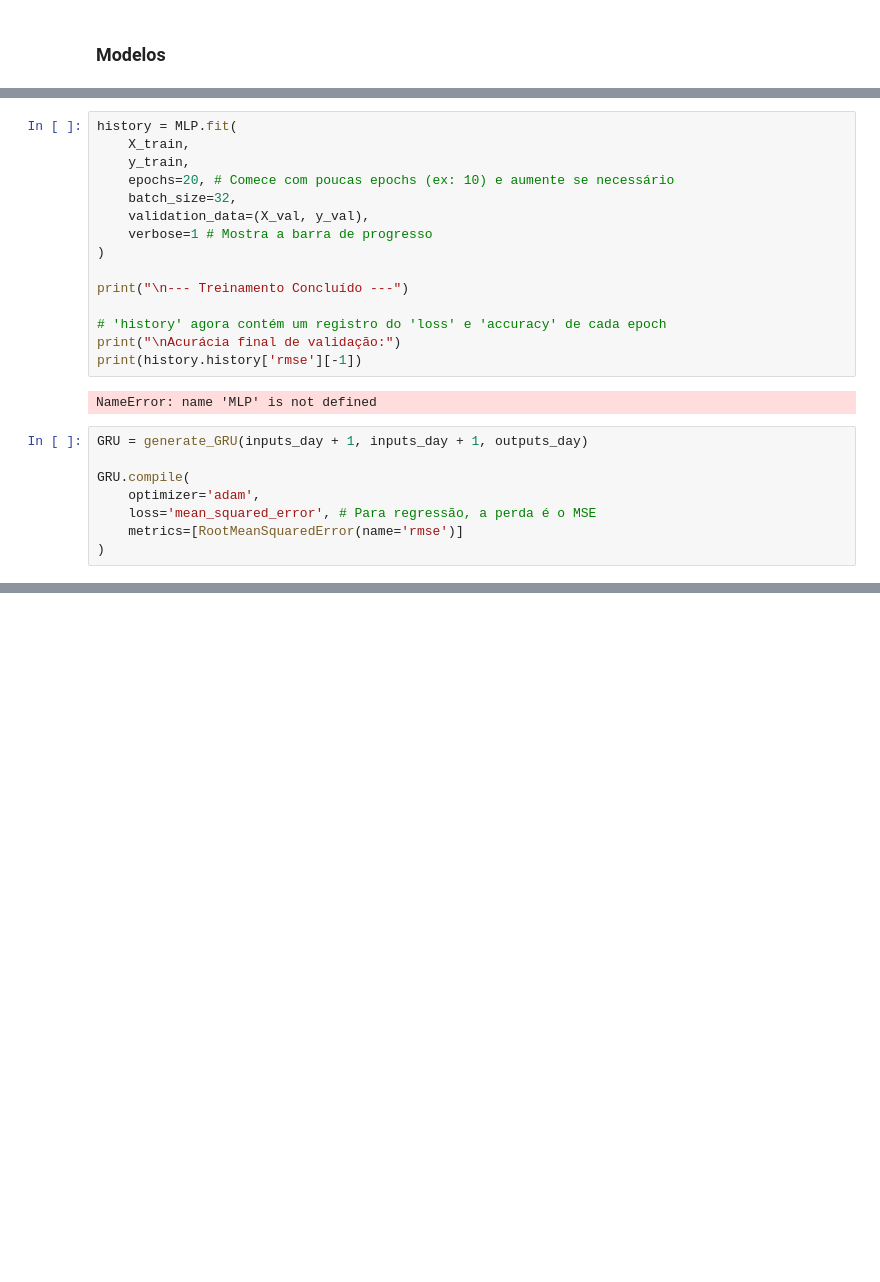
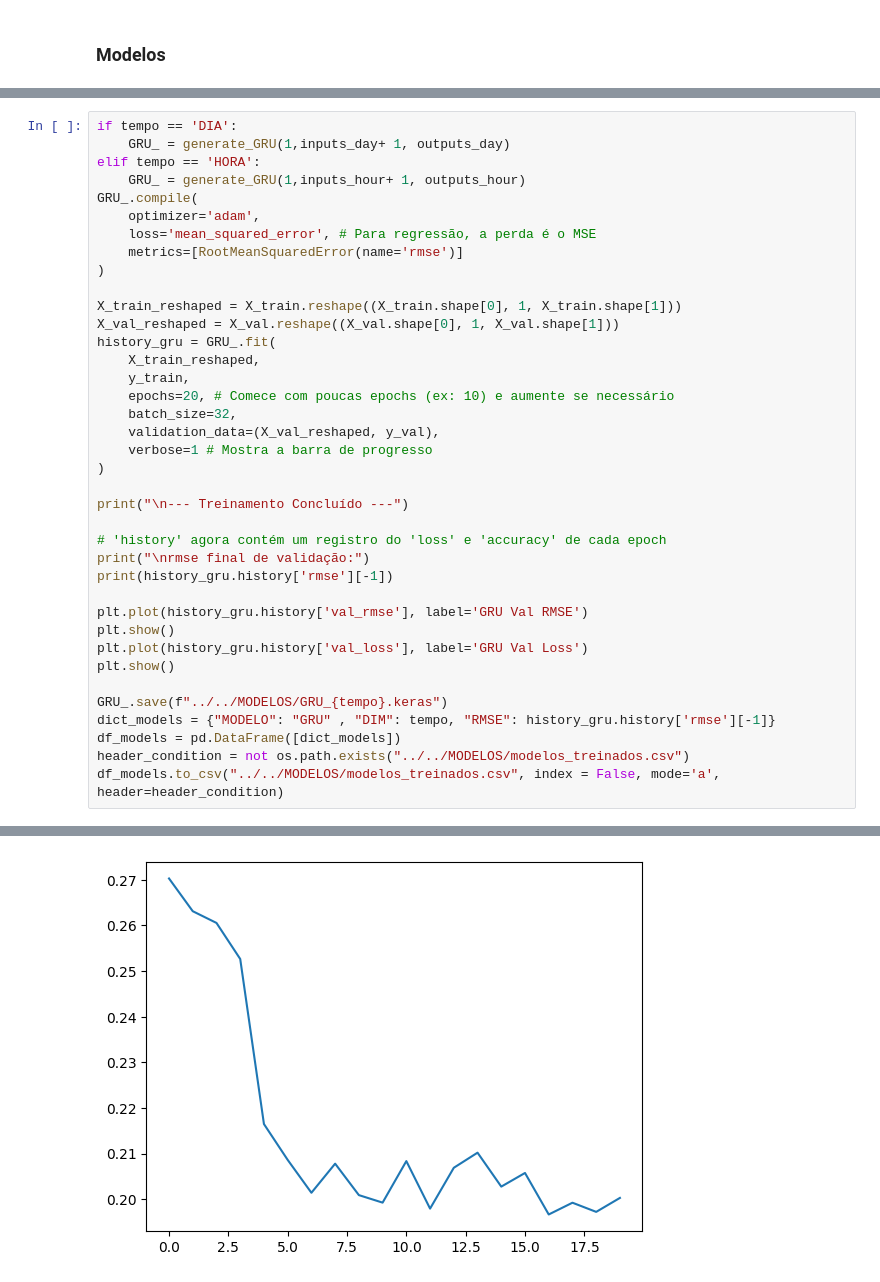
Before and after one commit to LarcesUece/GRANULARITY-PREDICTION, a Jupyter notebook: src/notebooks/analise_granularidade.ipynb, the cells around one changed output, grey strips where cells are left out. Saved outputs shown, nothing was run; the diff lists cells and outputs as text; blank space fills up the shorter version.

```diff
--- a/src/notebooks/analise_granularidade.ipynb
+++ b/src/notebooks/analise_granularidade.ipynb
@@ -528,25 +596,39 @@ NameError: name 'generate_MLP_model' is not defined
-# %%
-history = MLP.fit(
-    X_train,
-    y_train,
-    epochs=20, # Comece com poucas epochs (ex: 10) e aumente se necessário
-    batch_size=32,
-    validation_data=(X_val, y_val),
-    verbose=1 # Mostra a barra de progresso
-)
-
-print("\n--- Treinamento Concluído ---")
-
-# 'history' agora contém um registro do 'loss' e 'accuracy' de cada epoch
-print("\nAcurácia final de validação:")
-print(history.history['rmse'][-1])
-# %% [output]
-NameError: name 'MLP' is not defined
 # %%
-GRU = generate_GRU(inputs_day + 1, inputs_day + 1, outputs_day)
-
-GRU.compile(
+if tempo == 'DIA':
+    GRU_ = generate_GRU(1,inputs_day+ 1, outputs_day)
+elif tempo == 'HORA':
+    GRU_ = generate_GRU(1,inputs_hour+ 1, outputs_hour)
+GRU_.compile(
     optimizer='adam',
     loss='mean_squared_error', # Para regressão, a perda é o MSE
     metrics=[RootMeanSquaredError(name='rmse')]
 )
+
+X_train_reshaped = X_train.reshape((X_train.shape[0], 1, X_train.shape[1]))
+X_val_reshaped = X_val.reshape((X_val.shape[0], 1, X_val.shape[1]))
+history_gru = GRU_.fit(
+    X_train_reshaped,
+    y_train,
+    epochs=20, # Comece com poucas epochs (ex: 10) e aumente se necessário
+    batch_size=32,
+    validation_data=(X_val_reshaped, y_val),
+    verbose=1 # Mostra a barra de progresso
+)
+
+print("\n--- Treinamento Concluído ---")
+
+# 'history' agora contém um registro do 'loss' e 'accuracy' de cada epoch
+print("\nrmse final de validação:")
+print(history_gru.history['rmse'][-1])
+
+plt.plot(history_gru.history['val_rmse'], label='GRU Val RMSE')
+plt.show()
+plt.plot(history_gru.history['val_loss'], label='GRU Val Loss')
+plt.show()
+
+GRU_.save(f"../../MODELOS/GRU_{tempo}.keras")
+dict_models = {"MODELO": "GRU" , "DIM": tempo, "RMSE": history_gru.history['rmse'][-1]}
+df_models = pd.DataFrame([dict_models])
+header_condition = not os.path.exists("../../MODELOS/modelos_treinados.csv")
+df_models.to_csv("../../MODELOS/modelos_treinados.csv", index = False, mode='a', header=header_condition)
+# %% [output]
@@ -552,0 +652 @@ GRU.compile(
+[figure, added]
```
Also changed, not shown: parts of 18 cells of this notebook, 8 other files.
